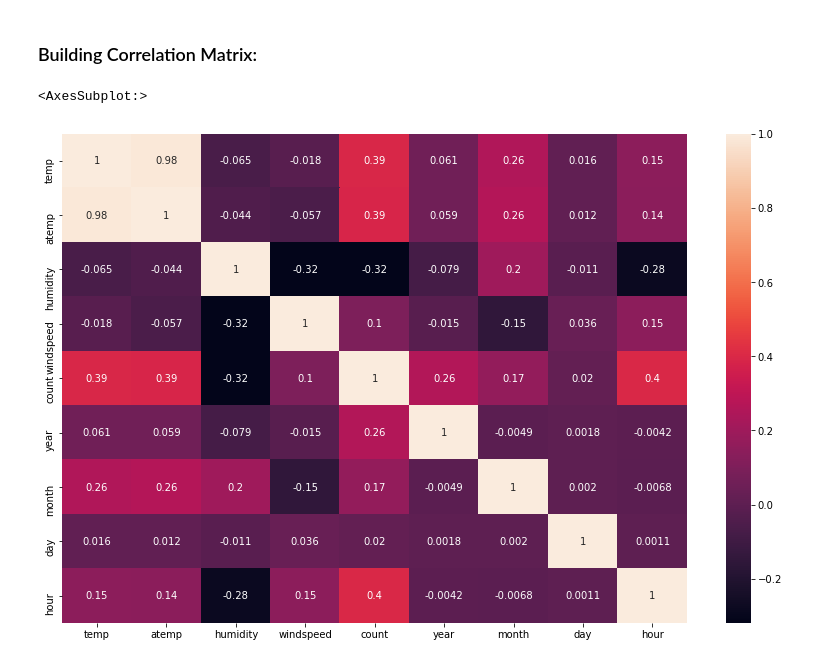
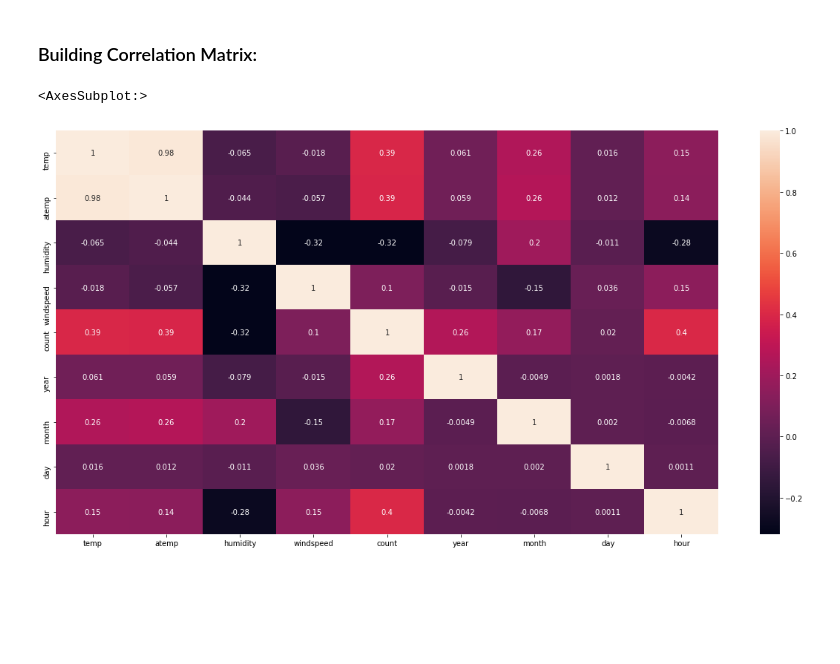
Before and after one commit to bishalaryanthakur123/Bike-Sharing-Demand, a Jupyter notebook: Bike_Sharing_Demand_Prediction_Project.ipynb, the cells around one changed output. Drawn from its saved outputs; the diff is of its cells as text; code cells hidden in the pictures; blank space fills up the shorter version.

```diff
--- a/Bike_Sharing_Demand_Prediction_Project.ipynb
+++ b/Bike_Sharing_Demand_Prediction_Project.ipynb
@@ -54,3 +58,7 @@ Btest.head()
+# %%
+# Converting datetime from object datatype to datetime
+Btrain['datetime'] = pd.to_datetime(Btrain['datetime'])
+Btest['datetime'] = pd.to_datetime(Btest['datetime'])
 # %%
 Btrain.shape
 # %% [output]
@@ -116,10 +140,12 @@ Btrain['year'] = Btrain['datetime'].dt.year
 Btrain['month'] = Btrain['datetime'].dt.month
 Btrain['day'] = Btrain['datetime'].dt.day
 Btrain['hour'] = Btrain['datetime'].dt.hour
+Btrain['minute'] = Btrain['datetime'].dt.minute
+Btrain['second'] = Btrain['datetime'].dt.second
 # %%
 numeric = ["temp","atemp","humidity","windspeed","count","year","month","day","hour"]
-plt.subplots(figsize=(14,9))
+plt.subplots(figsize=(20,10))
 sns.heatmap(Btrain[numeric].corr(),annot=True)
 # %% [output]
 <AxesSubplot:>
-[figure, old version]
+[figure, new version]
```
Also changed, not shown: parts of 44 cells of this notebook.
